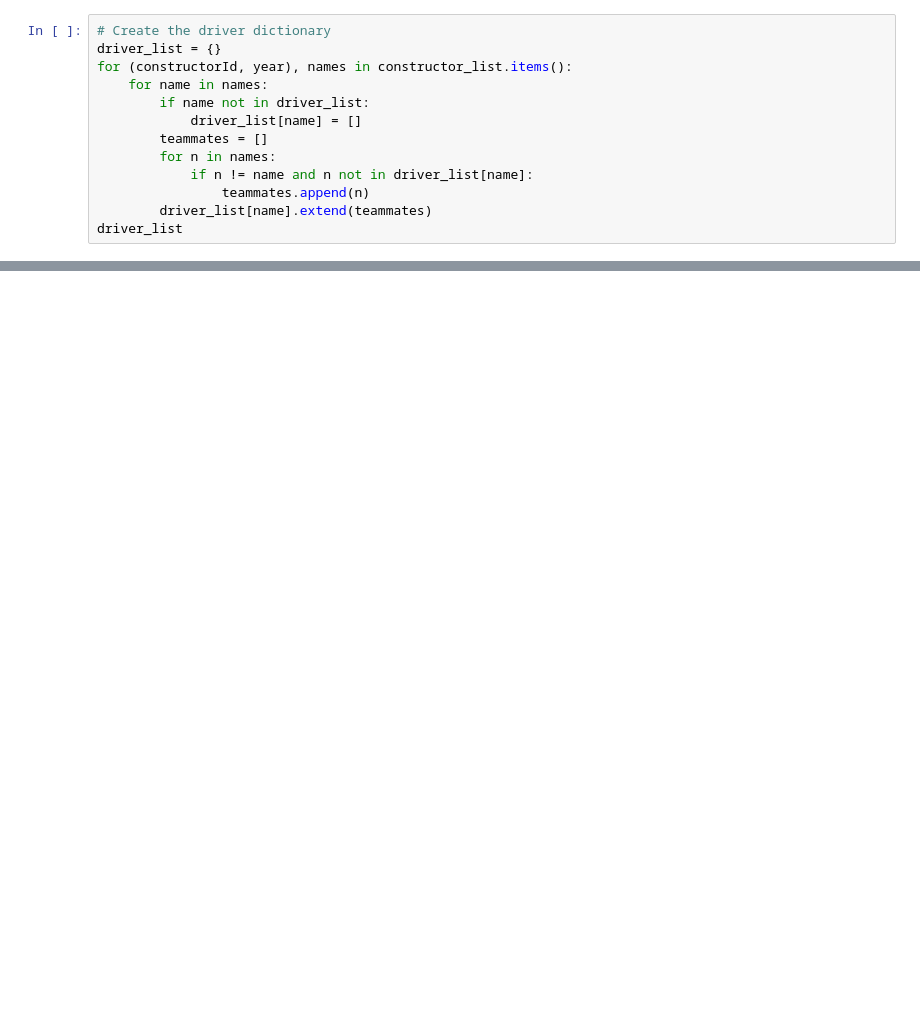
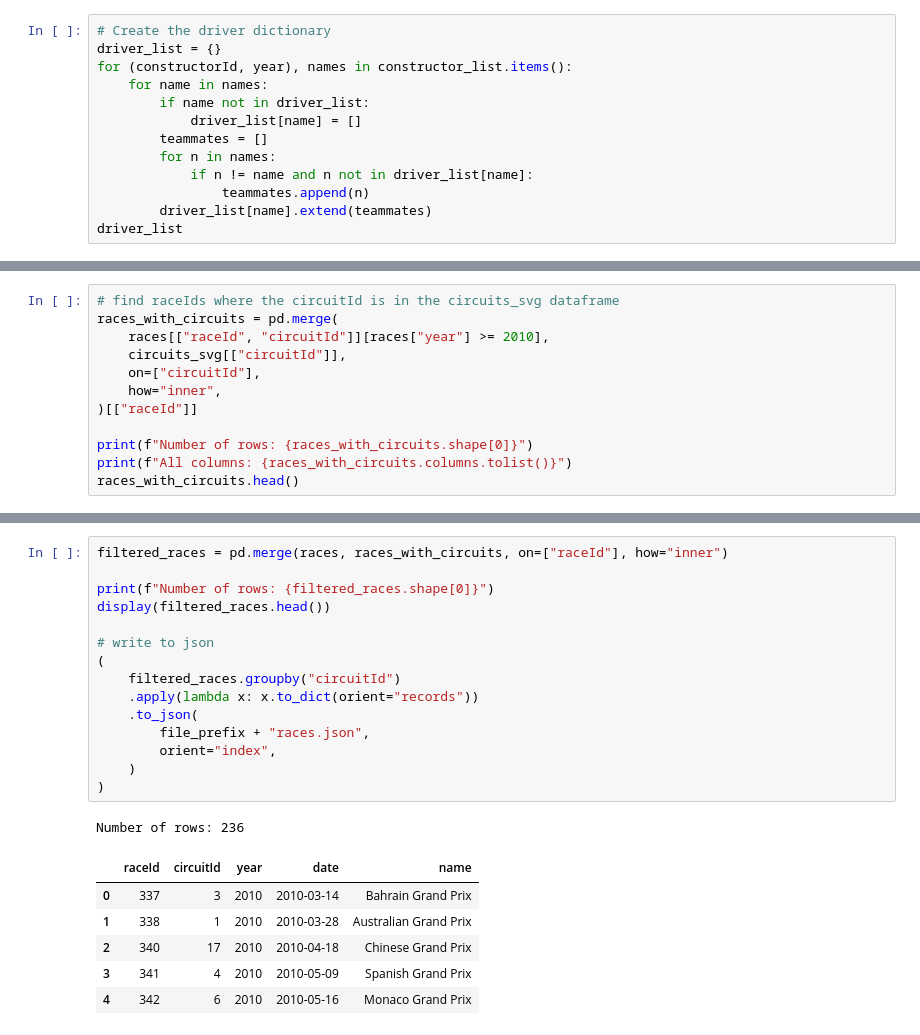
Before and after one commit to com-480-data-visualization/project-2023-data-rizzards, a Jupyter notebook: data_processing.ipynb, the cells around one changed output, grey strips where cells are left out. Cells and saved outputs as stored; diff of their text form; blank space fills up the shorter version.

```diff
--- a/data_processing.ipynb
+++ b/data_processing.ipynb
@@ -189,0 +238,12 @@ merged
+# %%
+# find raceIds where the circuitId is in the circuits_svg dataframe
+races_with_circuits = pd.merge(
+    races[["raceId", "circuitId"]][races["year"] >= 2010],
+    circuits_svg[["circuitId"]],
+    on=["circuitId"],
+    how="inner",
+)[["raceId"]]
+
+print(f"Number of rows: {races_with_circuits.shape[0]}")
+print(f"All columns: {races_with_circuits.columns.tolist()}")
+races_with_circuits.head()
@@ -189,0 +259,23 @@ merged
+# %%
+filtered_races = pd.merge(races, races_with_circuits, on=["raceId"], how="inner")
+
+print(f"Number of rows: {filtered_races.shape[0]}")
+display(filtered_races.head())
+
+# write to json
+(
+    filtered_races.groupby("circuitId")
+    .apply(lambda x: x.to_dict(orient="records"))
+    .to_json(
+        file_prefix + "races.json",
+        orient="index",
+    )
+)
+# %% [output]
+Number of rows: 236
+|  | raceId | circuitId | year | date | name |
+| 0 | 337 | 3 | 2010 | 2010-03-14 | Bahrain Grand Prix |
+| 1 | 338 | 1 | 2010 | 2010-03-28 | Australian Grand Prix |
+| 2 | 340 | 17 | 2010 | 2010-04-18 | Chinese Grand Prix |
+| 3 | 341 | 4 | 2010 | 2010-05-09 | Spanish Grand Prix |
+| 4 | 342 | 6 | 2010 | 2010-05-16 | Monaco Grand Prix |
```
Also changed, not shown: parts of 42 cells of this notebook, 13 other files.
